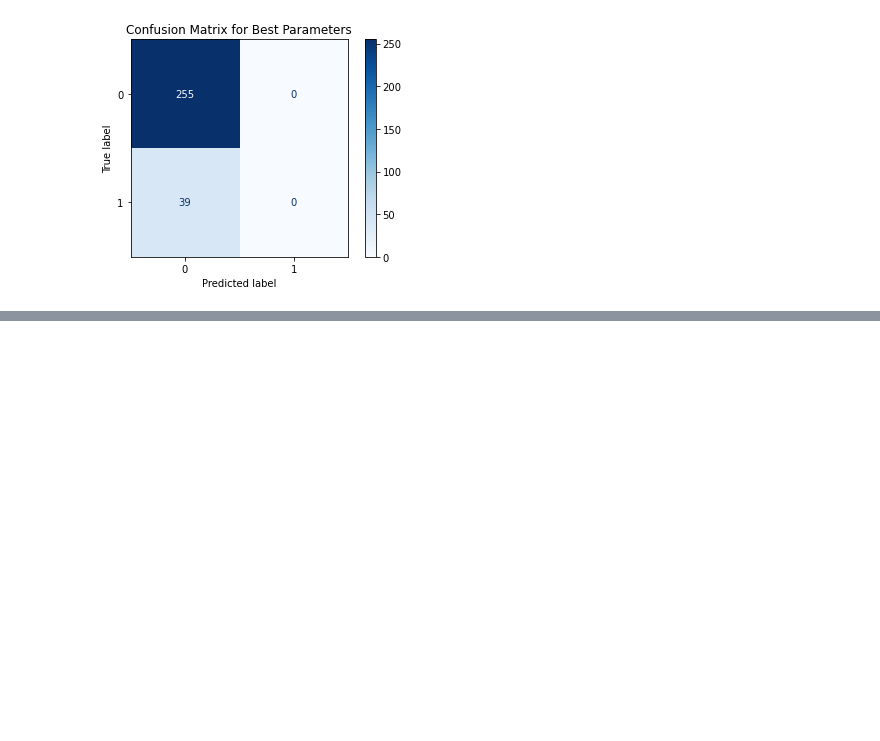
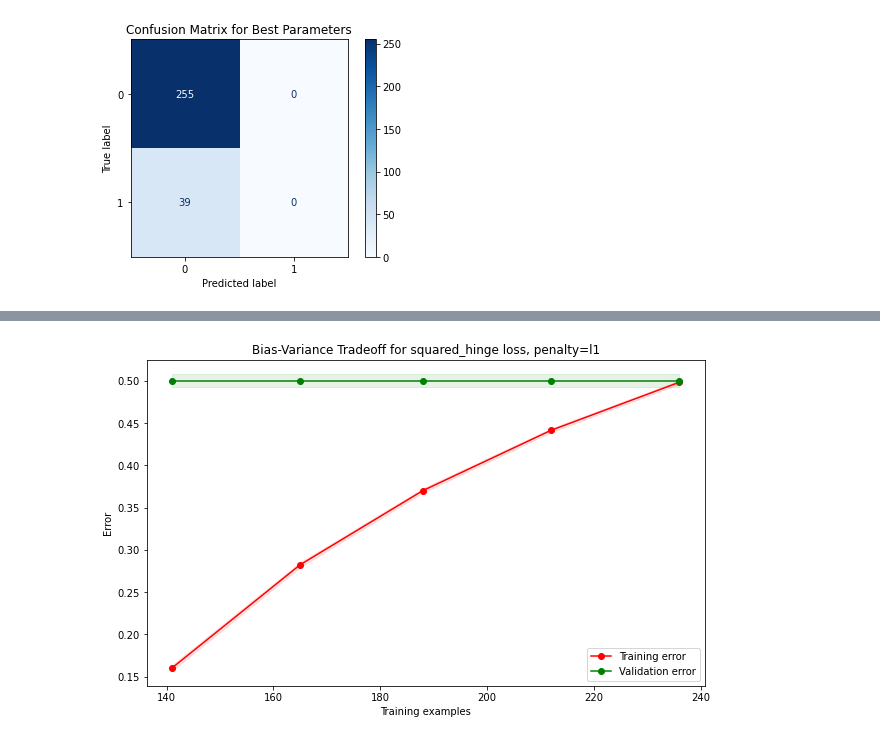
Before and after one commit to hebaashraf21/Employee_Attrition_Prediction, a Jupyter notebook: code/models/LinearSVM.ipynb, the cells around one changed output, grey strips where cells are left out. Saved outputs shown, nothing was run; the diff lists cells and outputs as text; code cells hidden in the pictures; blank space fills up the shorter version.

Commit message:
try linear svm with undersampling==> acc=86.7

```diff
--- a/code/models/LinearSVM.ipynb
+++ b/code/models/LinearSVM.ipynb
@@ -44,6 +44,11 @@ x_train_ros=pd.read_csv(os.path.join(current_dir, relative_path))
 relative_path = os.path.join('..','..', 'data', 'y_train_ros.csv')
 y_train_ros=pd.read_csv(os.path.join(current_dir, relative_path))
 
+relative_path = os.path.join('..','..', 'data', 'x_train_rur.csv')
+x_train_rur=pd.read_csv(os.path.join(current_dir, relative_path))
+relative_path = os.path.join('..','..', 'data', 'y_train_rur.csv')
+y_train_rur=pd.read_csv(os.path.join(current_dir, relative_path))
+
 relative_path = os.path.join('..','..', 'data', 'x_train_smotetomek.csv')
 x_train_smotetomek=pd.read_csv(os.path.join(current_dir, relative_path))
 relative_path = os.path.join('..','..', 'data', 'y_train_smotetomek.csv')
@@ -746,0 +754,87 @@ plt.show()
+# %%
+warnings.filterwarnings("ignore")
+
+# Define the parameter grid to search
+param_grid = {
+    'C': [0.001,0.01,0.1, 1,2,4,6,8,10,20,30],
+    'loss': ['squared_hinge'],
+    'penalty': ['l1', 'l2']
+}
+
+# Define variables to store the best metrics
+best_accuracy = 0
+best_params = None
+best_report = None
+best_train_scores = None
+best_val_scores = None
+
+# Table rows
+rows = []
+
+# Track unique kernel types
+unique_kernels = set()
+
+# Track C values and corresponding errors
+c_values = []
+training_errors = []
+validation_errors = []
+
+# Iterate over all combinations of hyperparameters
+for params in ParameterGrid(param_grid):
+
+    # Create the LinearSVC model
+    svm = LinearSVC(**params, dual=False)
+
+    # Train the model
+    svm.fit(x_train_rur, y_train_rur)
+
+    # Calculate training and validation scores
+    train_sizes, train_scores, val_scores = learning_curve(svm, x_train_rur, y_train_rur, cv=5, train_sizes=np.linspace(0.1, 1.0, 10))
+
+    # Calculate mean and standard deviation for each training size
+    train_mean = 1 - np.mean(train_scores, axis=1)
+    train_std = np.std(train_scores, axis=1)
+    val_mean = 1 - np.mean(val_scores, axis=1)
+    val_std = np.std(val_scores, axis=1)
+
+    # Plot the bias-variance tradeoff only once for each kernel type
+    if (params['loss'], params['penalty']) not in unique_kernels:
+        plt.figure(figsize=(10, 6))
+        plt.fill_between(train_sizes, train_mean - train_std, train_mean + train_std, alpha=0.1, color="r")
+        plt.fill_between(train_sizes, val_mean - val_std, val_mean + val_std, alpha=0.1, color="g")
+        plt.plot(train_sizes, train_mean, 'o-', color="r", label="Training error")
+        plt.plot(train_sizes, val_mean, 'o-', color="g", label="Validation error")
+        plt.xlabel("Training examples")
+        plt.ylabel("Error")
+        plt.title(f"Bias-Variance Tradeoff for {params['loss']} loss, penalty={params['penalty']}")
+        plt.legend(loc="best")
+        plt.show()
+
+        # Add the kernel type to the set
+        unique_kernels.add((params['loss'], params['penalty']))
+
+    # Make predictions
+    y_pred = svm.predict(x_test)
+
+    # Calculate metrics
+    report = classification_report(y_test, y_pred, output_dict=True)
+
+    # Store the best parameters
+    if report['accuracy'] > best_accuracy:
+        best_accuracy = report['accuracy']
+        best_params = params
+        best_report = report
+        best_train_scores = svm.score(x_train_rur, y_train_rur)
+        best_val_scores = svm.score(x_val, y_val)
+
+    # Append the row
+    rows.append([params, report['accuracy'], report['weighted avg']['precision'], report['weighted avg']['recall'], report['weighted avg']['f1-score'],
+                 report['weighted avg']['support'], report['macro avg']['precision'], report['macro avg']['recall'], report['macro avg']['f1-score'],
+                 svm.score(x_train_rur, y_train_rur), svm.score(x_val, y_val)])
+
+    # Store C value and corresponding errors
+    c_values.append(params['C'])
+    training_errors.append(train_mean[-1])  # Take the last error value for full training set
+    validation_errors.append(val_mean[-1])  # Take the last error value for full training set
+# %% [output]
+[figure, added]
```
Also changed, not shown: parts of 7 cells of this notebook, 3 other files.
